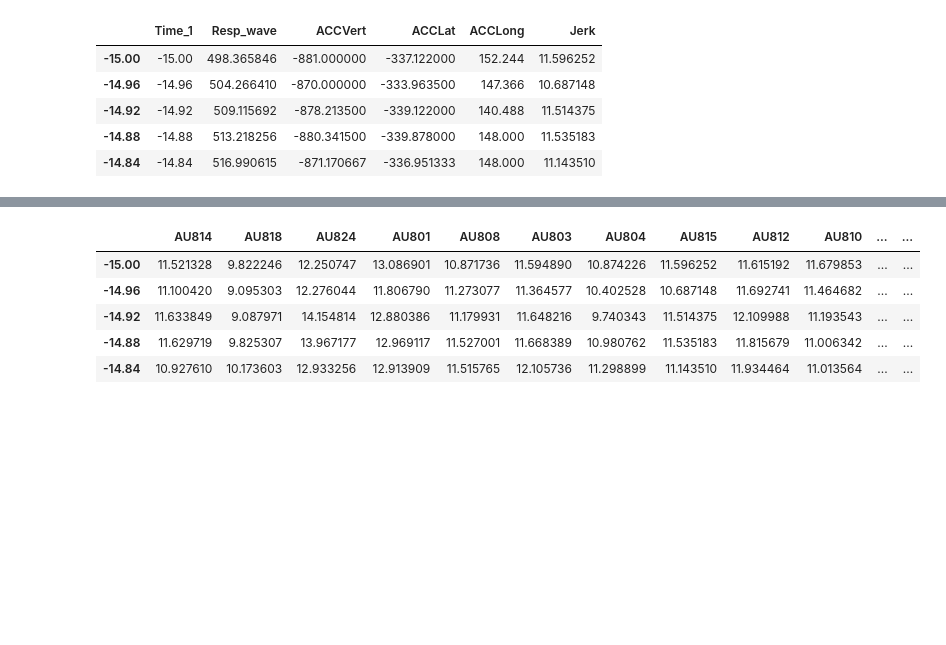
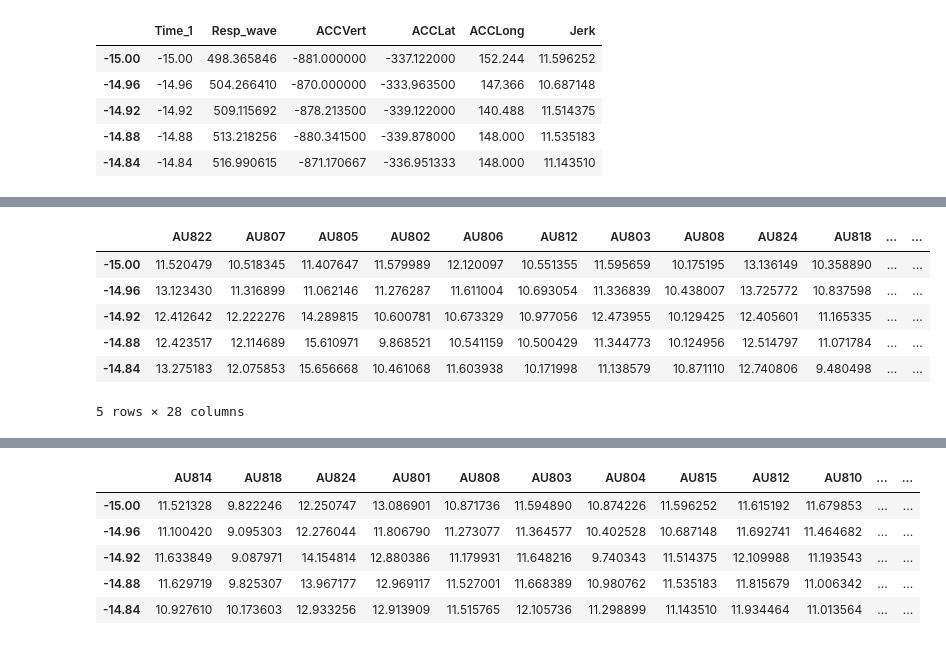
Before and after one commit to finn42/Exploratory_Listening_Phys, a Jupyter notebook: Signal Preparation.ipynb, the cells around one changed output, grey strips where cells are left out. Saved outputs shown, nothing was run; the diff lists cells and outputs as text; code cells hidden in the pictures; blank space fills up the shorter version.

```diff
--- a/Signal Preparation.ipynb
+++ b/Signal Preparation.ipynb
@@ -670,0 +650,21 @@ df_feats.to_csv('./data/Physiological_data/Case2_Play2_Feats.csv')
+# %%
+df_feats = pd.DataFrame(index=time_s)
+sig = 'ACC'
+for player in partIDs:
+    if player.startswith('AU'):
+        A = df_files.loc[(PhysFiles['PartID'] == player) & (PhysFiles['Signal'].str.endswith(sig)) & (PhysFiles['Segment'] == piece)]
+        if len(A)>0:
+            V = pd.read_csv(A['FileLoc'].values[0])
+            sig_t = V['c_sTime']-pstime0
+            sig_v = np.sqrt(np.square(V.loc[:,[ 'Vert Accelerometer','Lat Accelerometer','Long Accelerometer']].diff()).sum(axis=1))
+            f = interpolate.interp1d(sig_t,sig_v.rolling(int(0.2*256),center=True).mean(),fill_value='extrapolate')
+            df_feats.loc[:,player] = f(time_s)
+df_feats.iloc[:5,:]
+# %% [output]
+|  | AU822 | AU807 | AU805 | AU802 | AU806 | AU812 | AU803 | AU808 | AU824 | AU818 | ... | ... |
+| -15.00 | 11.520479 | 10.518345 | 11.407647 | 11.579989 | 12.120097 | 10.551355 | 11.595659 | 10.175195 | 13.136149 | 10.358890 | ... | ... |
+| -14.96 | 13.123430 | 11.316899 | 11.062146 | 11.276287 | 11.611004 | 10.693054 | 11.336839 | 10.438007 | 13.725772 | 10.837598 | ... | ... |
+| -14.92 | 12.412642 | 12.222276 | 14.289815 | 10.600781 | 10.673329 | 10.977056 | 12.473955 | 10.129425 | 12.405601 | 11.165335 | ... | ... |
+| -14.88 | 12.423517 | 12.114689 | 15.610971 | 9.868521 | 10.541159 | 10.500429 | 11.344773 | 10.124956 | 12.514797 | 11.071784 | ... | ... |
+| -14.84 | 13.275183 | 12.075853 | 15.656668 | 10.461068 | 11.603938 | 10.171998 | 11.138579 | 10.871110 | 12.740806 | 9.480498 | ... | ... |
+5 rows × 28 columns
```
Also changed, not shown: parts of 41 cells of this notebook, 13 other files.
